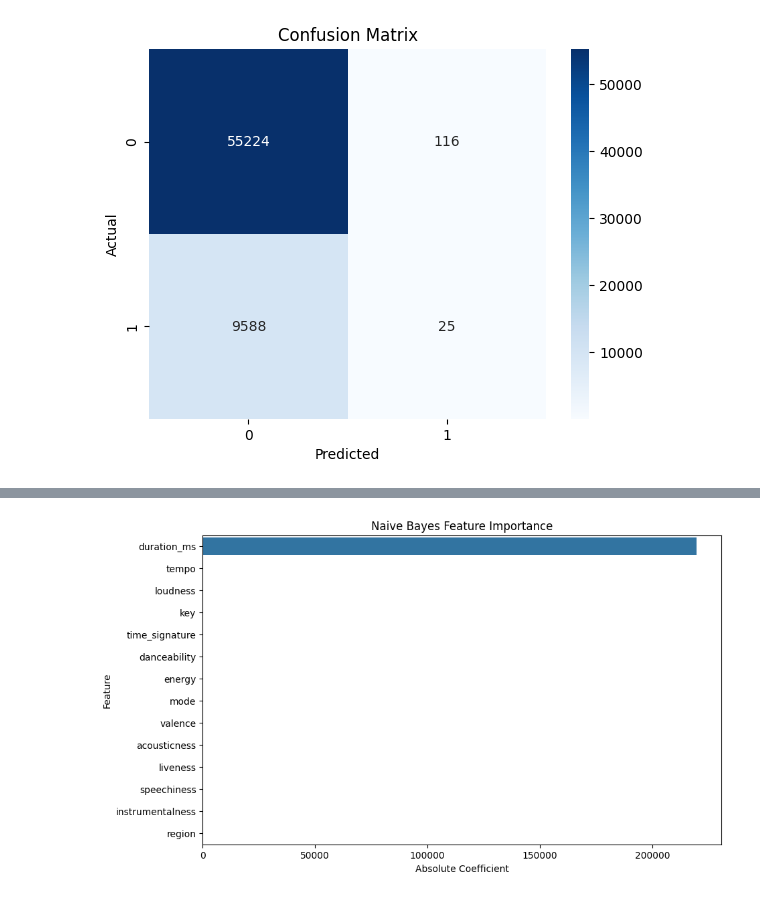
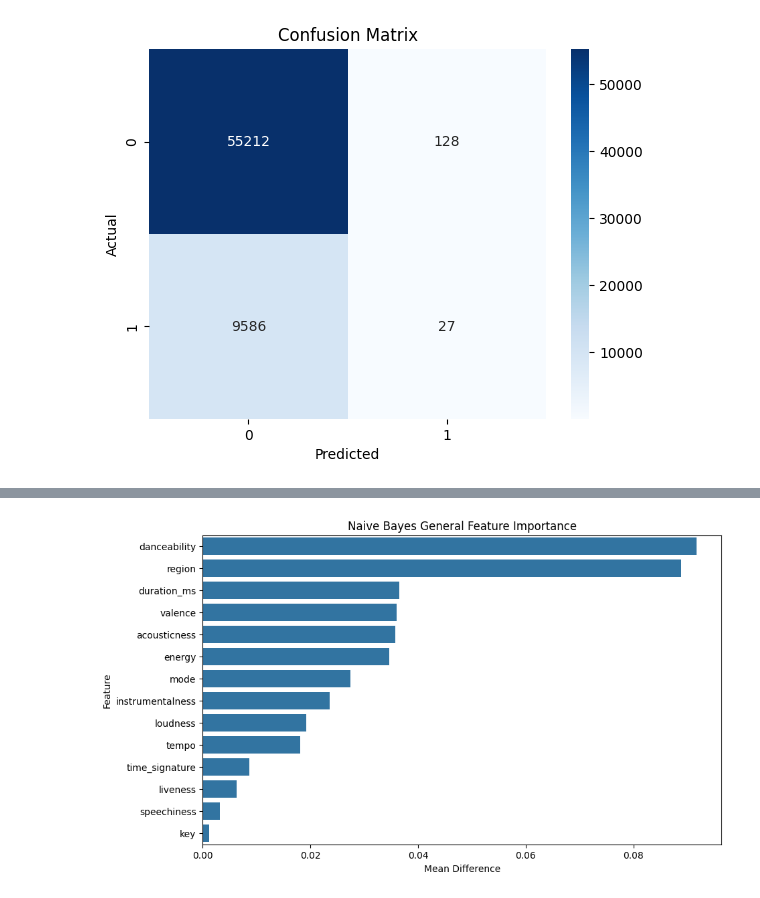
Before and after one commit to noemichem/Data-mining-project, a Jupyter notebook: notebooks_final/Algorithms/naive_bayes.ipynb, the cells around one changed output, grey strips where cells are left out. Saved outputs shown, nothing was run; the diff lists cells and outputs as text; code cells hidden in the pictures.

```diff
--- a/notebooks_final/Algorithms/naive_bayes.ipynb
+++ b/notebooks_final/Algorithms/naive_bayes.ipynb
@@ -43,5 +43,5 @@ plt.show()
 [figure]
 # %%
 #Split the data into features and target variable
-X = df.drop(columns=['popular'])  # Features
+X = df.drop(columns=['popular'], axis=1)  # Features
 y = df['popular']  # Target variable
@@ -48,6 +50,9 @@ y = df['popular']  # Target variable
+# %%
+scaler = StandardScaler()
+X_scaled = scaler.fit_transform(X)
 # %%
 #Split the data into training and testing sets
-X_train, X_test, y_train, y_test = train_test_split(X, y, test_size=0.2, random_state=42)
+X_train, X_test, y_train, y_test = train_test_split(X_scaled, y, test_size=0.2, random_state=42)
 # %%
 nb_model = GaussianNB()
 # %%
@@ -200,19 +110,30 @@ weighted avg       0.78      0.87      0.82      8238
 # %%
-#get the coefficients
-coefficients = nb_model.theta_
-feature_importances = pd.DataFrame({'Feature': X.columns, 'Coefficients': coefficients[0], 'Popular': coefficients[1]})
+# Scale the features before fitting the model
+scaler = StandardScaler()
+X_scaled = scaler.fit_transform(X)
 
-#sort by absolute value of coefficients
-feature_importances['Absolute Coefficient'] = feature_importances['Coefficients'].abs()
-feature_importances = feature_importances.sort_values(by='Absolute Coefficient', ascending=False)
+# Fit the Naive Bayes model with scaled data
+nb_model.fit(X_scaled, y)
 
-#plot the feature importances
+# Get the class means (Naive Bayes doesn't have "coefficients")
+feature_means = nb_model.theta_
+
+# Calculate the absolute difference between means for each feature between the two classes
+feature_importances = pd.DataFrame({
+    'Feature': X.columns,  # Feature names
+    'Mean Difference': abs(feature_means[1] - feature_means[0])  # Popular - Non-popular
+})
+
+# Sort the feature importance by the absolute difference
+feature_importances = feature_importances.sort_values(by='Mean Difference', ascending=False)
+
+# Plot the feature importances
 plt.figure(figsize=(10, 6))
-sns.barplot(x='Absolute Coefficient', y='Feature', data=feature_importances)
-plt.title('Naive Bayes Feature Importance')
+sns.barplot(x='Mean Difference', y='Feature', data=feature_importances)
+plt.title('Naive Bayes General Feature Importance')
 plt.show()
 # %% [output]
-[figure, old version]
+[figure, new version]
 # %%
 # Create a dictionary to map region codes to region names
 region_names = {
```
Also changed, not shown: parts of 10 cells of this notebook, 2 other files.
